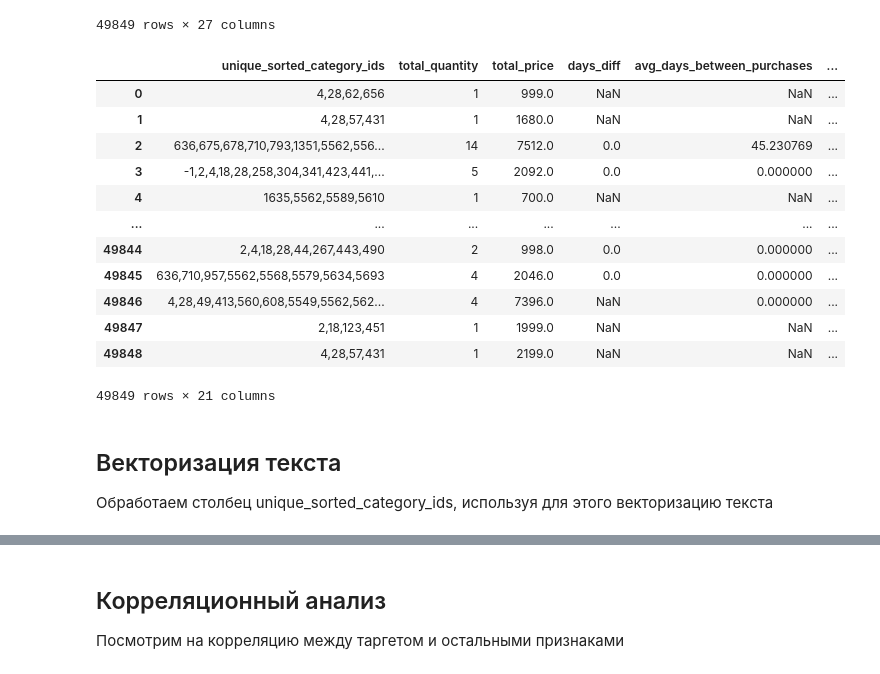
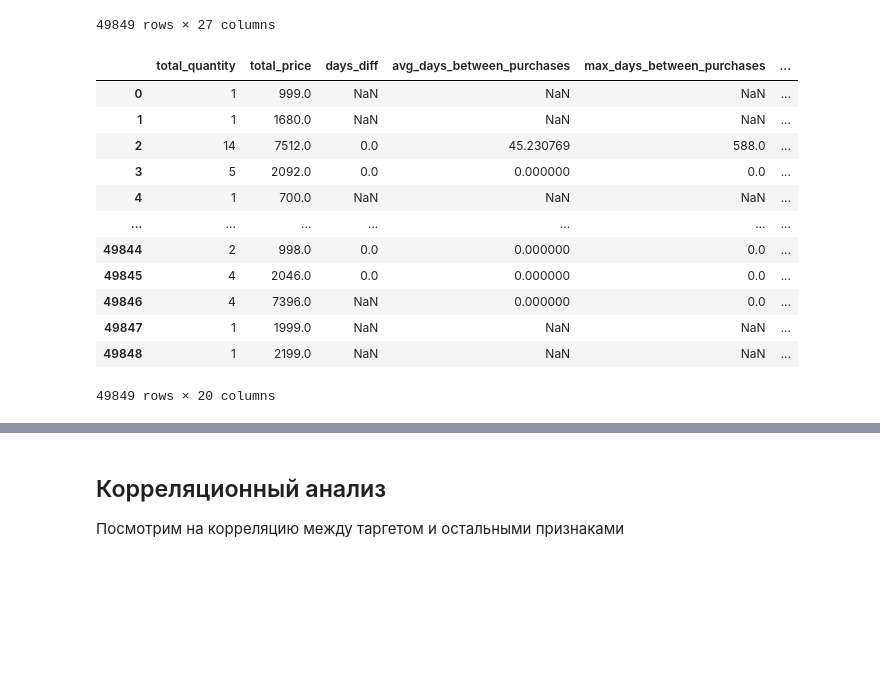
Before and after one commit to Moncervers/purchase_prediction, a Jupyter notebook: purchase_prediction.ipynb, the cells around one changed output, grey strips where cells are left out. Cells and saved outputs as stored; diff of their text form; code cells hidden in the pictures; blank space fills up the shorter version.

```diff
--- a/purchase_prediction.ipynb
+++ b/purchase_prediction.ipynb
@@ -644,23 +644,19 @@ df
 49849 rows × 27 columns
 # %%
 # Удаляем ненужные для обучения столбцы
-df = df.drop(['client_id', 'quantity', 'price', 'category_ids', 'date', 'message_id'], axis=1)
+df = df.drop(['client_id', 'quantity', 'price', 'category_ids', 'date', 'message_id', 'unique_sorted_category_ids'], axis=1)
 df
 # %% [output]
-|  | unique_sorted_category_ids | total_quantity | total_price | days_diff | avg_days_between_purchases | ... |
-| 0 | 4,28,62,656 | 1 | 999.0 | NaN | NaN | ... |
-| 1 | 4,28,57,431 | 1 | 1680.0 | NaN | NaN | ... |
-| 2 | 636,675,678,710,793,1351,5562,556... | 14 | 7512.0 | 0.0 | 45.230769 | ... |
-| 3 | -1,2,4,18,28,258,304,341,423,441,... | 5 | 2092.0 | 0.0 | 0.000000 | ... |
-| 4 | 1635,5562,5589,5610 | 1 | 700.0 | NaN | NaN | ... |
+|  | total_quantity | total_price | days_diff | avg_days_between_purchases | max_days_between_purchases | ... |
+| 0 | 1 | 999.0 | NaN | NaN | NaN | ... |
+| 1 | 1 | 1680.0 | NaN | NaN | NaN | ... |
+| 2 | 14 | 7512.0 | 0.0 | 45.230769 | 588.0 | ... |
+| 3 | 5 | 2092.0 | 0.0 | 0.000000 | 0.0 | ... |
+| 4 | 1 | 700.0 | NaN | NaN | NaN | ... |
 | ... | ... | ... | ... | ... | ... | ... |
-| 49844 | 2,4,18,28,44,267,443,490 | 2 | 998.0 | 0.0 | 0.000000 | ... |
-| 49845 | 636,710,957,5562,5568,5579,5634,5693 | 4 | 2046.0 | 0.0 | 0.000000 | ... |
-| 49846 | 4,28,49,413,560,608,5549,5562,562... | 4 | 7396.0 | NaN | 0.000000 | ... |
-| 49847 | 2,18,123,451 | 1 | 1999.0 | NaN | NaN | ... |
-| 49848 | 4,28,57,431 | 1 | 2199.0 | NaN | NaN | ... |
+| 49844 | 2 | 998.0 | 0.0 | 0.000000 | 0.0 | ... |
+| 49845 | 4 | 2046.0 | 0.0 | 0.000000 | 0.0 | ... |
+| 49846 | 4 | 7396.0 | NaN | 0.000000 | 0.0 | ... |
+| 49847 | 1 | 1999.0 | NaN | NaN | NaN | ... |
+| 49848 | 1 | 2199.0 | NaN | NaN | NaN | ... |
-49849 rows × 21 columns
+49849 rows × 20 columns
-# %% [markdown]
-## Векторизация текста
-
-Обработаем столбец unique_sorted_category_ids, используя для этого векторизацию текста
```
Also changed, not shown: parts of 23 cells of this notebook.
